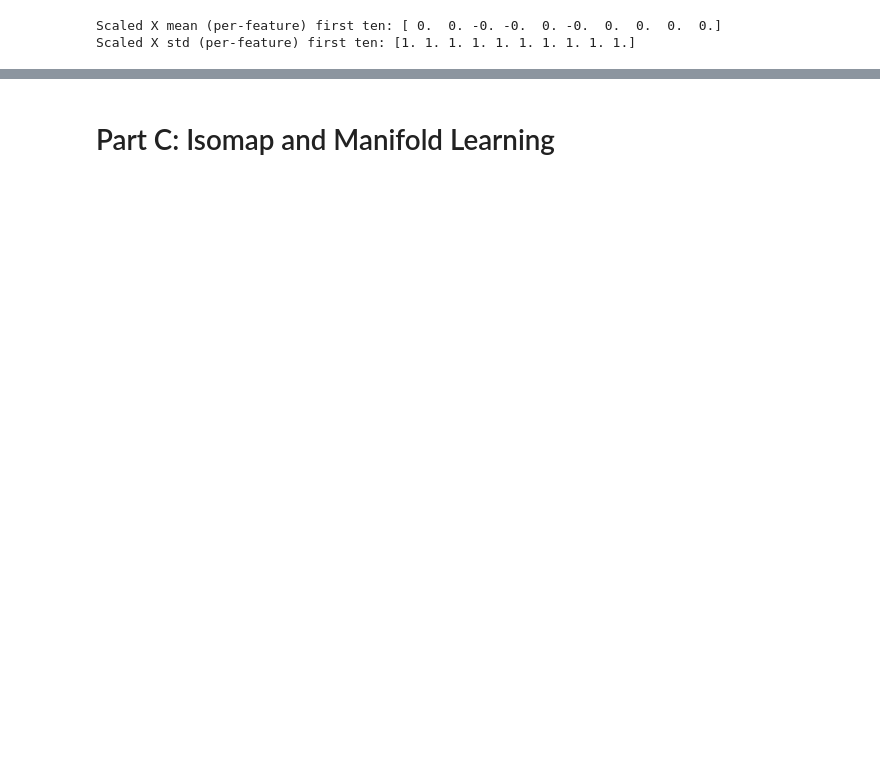
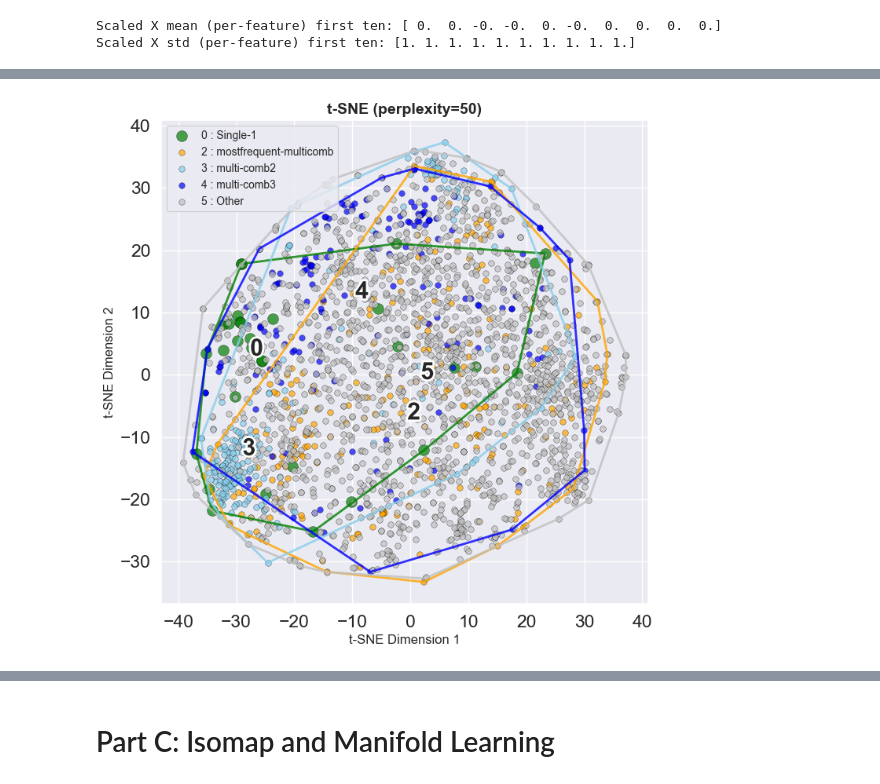
Before and after one commit to harshit-8118/assignment-5-harshit-8118, a Jupyter notebook: Assignment_5.ipynb, the cells around one changed output, grey strips where cells are left out. Drawn from its saved outputs; the diff is of its cells as text; code cells hidden in the pictures; blank space fills up the shorter version.

```diff
--- a/Assignment_5.ipynb
+++ b/Assignment_5.ipynb
@@ -410,0 +442,5 @@ AttributeError: 'numpy.ndarray' object has no attribute 'set_title'
+# %%
+scatter(tsne_results[50], cat, cat_names,
+               title="t-SNE (perplexity=50)", fixed_colors=fixed_colors);
+# %% [output]
+[figure, added]
```
Also changed, not shown: parts of 25 cells of this notebook, 3 other files.
